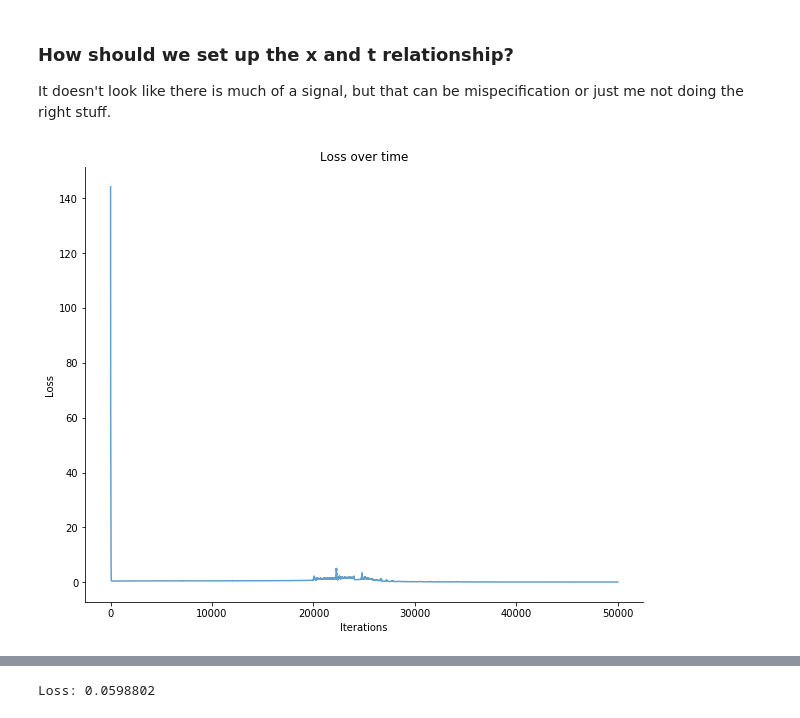
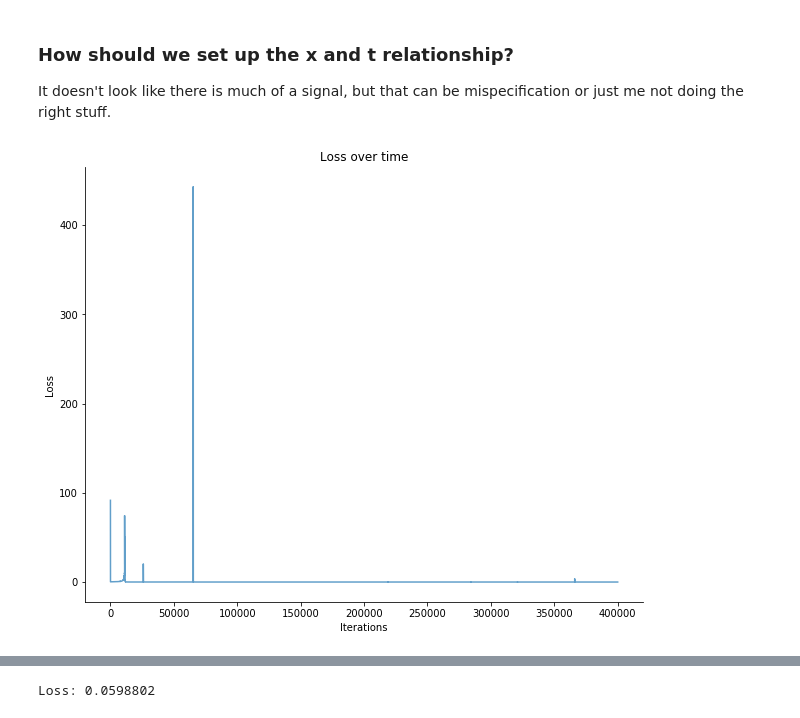
Before and after one commit to dsondak/pavlos_research, a Jupyter notebook: diff_eq/1.0_learn_diff_eq.ipynb, the cells around one changed output, grey strips where cells are left out. Cells and saved outputs as stored; diff of their text form; code cells hidden in the pictures.

```diff
--- a/diff_eq/1.0_learn_diff_eq.ipynb
+++ b/diff_eq/1.0_learn_diff_eq.ipynb
@@ -117,36 +117,36 @@ def train(net, opt, loss_func, t_in, f, epochs=10, use_cuda=False):
     losses = [i.data.cpu().numpy()[0] for i in losses] if use_cuda else [i.data.numpy()[0] for i in losses]
     return range(itr),losses
 
 
 use_cuda = torch.cuda.is_available()
 
 np.random.seed(42)
 f = lambda x: 2.0*x
 
 # Params
 n_examples = 100
 
 # Set up the data
 t = np.linspace(-1,1,n_examples).reshape(-1,1,1)
 
 # Set up model
 # net = Analytic(1).cuda() if use_cuda else Analytic(1)
 net = XGen(1).cuda() if use_cuda else XGen(1)
-opt = optim.SGD(net.parameters(),lr=1e-4,weight_decay=0.01)
+opt = optim.SGD(net.parameters(),lr=1e-5,weight_decay=0.01)
 loss_func = nn.MSELoss()
 
 # Train the model
-itr, losses = train(net, opt, loss_func, t, f, epochs=50000, use_cuda=use_cuda)
+itr, losses = train(net, opt, loss_func, t, f, epochs=400000, use_cuda=use_cuda)
 
 # Look at plot of loss
 plt.figure(figsize=(10,8))
 plt.plot(itr,losses,alpha=0.7)
 plt.title('Loss over time')
 plt.ylabel('Loss')
 plt.xlabel('Iterations')
 sns.despine()
 # %% [output]
-[figure, old version]
+[figure, new version]
 # %%
 # Calculate values
 t_ex = t
```
Also changed, not shown: parts of 2 cells of this notebook.
